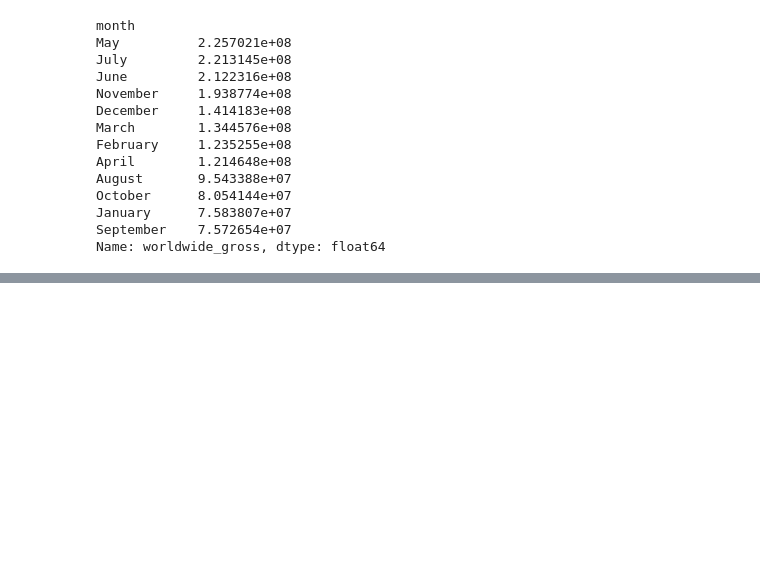
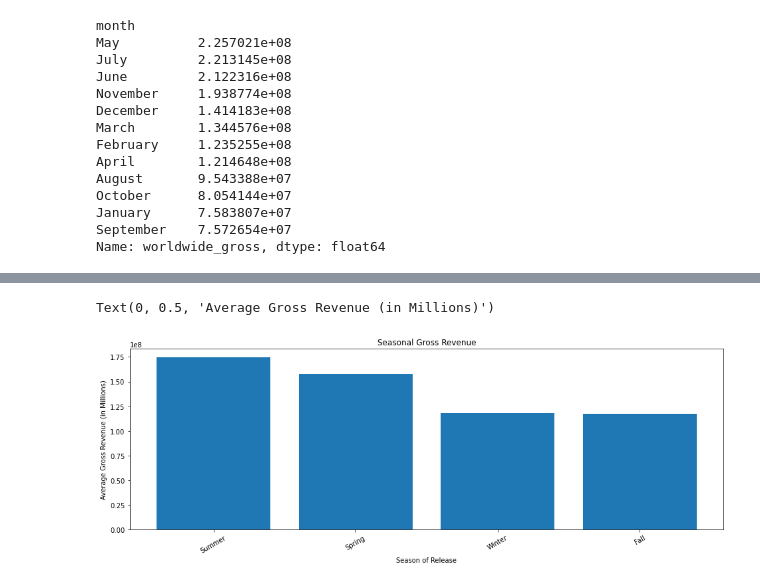
Before and after one commit to omunozsanchezdeloitte/Capstone---LPod-3, a Jupyter notebook: index.ipynb, the cells around one changed output, grey strips where cells are left out. Drawn from its saved outputs; the diff is of its cells as text; code cells hidden in the pictures; blank space fills up the shorter version.

```diff
--- a/index.ipynb
+++ b/index.ipynb
@@ -344,3 +419,9 @@ October      8.054144e+07
 January      7.583807e+07
 September    7.572654e+07
 Name: worldwide_gross, dtype: float64
+# %%
+#We create a df to make an analysis by season
+seasons_gross = recent_movies.groupby('Season')[['worldwide_gross']].mean().sort_values(by='worldwide_gross', ascending=False)
+seasons_gross.index.name = "Season"
+seasons_gross.reset_index(inplace=True)
+seasons_gross
@@ -346,0 +434,18 @@ Name: worldwide_gross, dtype: float64
+# %%
+#we create a bar plot to see the seasonal gross revenue
+
+fig = plt.subplots( figsize=(16, 5))
+
+season = seasons_gross['Season']
+gross = seasons_gross['worldwide_gross']
+# Plot data
+plt.bar(season, gross)
+
+# Customize appearance
+plt.tick_params(axis="x", labelrotation=30)
+plt.title('Seasonal Gross Revenue')
+plt.xlabel('Season of Release')
+plt.ylabel("Average Gross Revenue (in Millions)")
+# %% [output]
+Text(0, 0.5, 'Average Gross Revenue (in Millions)')
+[figure, added]
```
Also changed, not shown: parts of 15 cells of this notebook.
